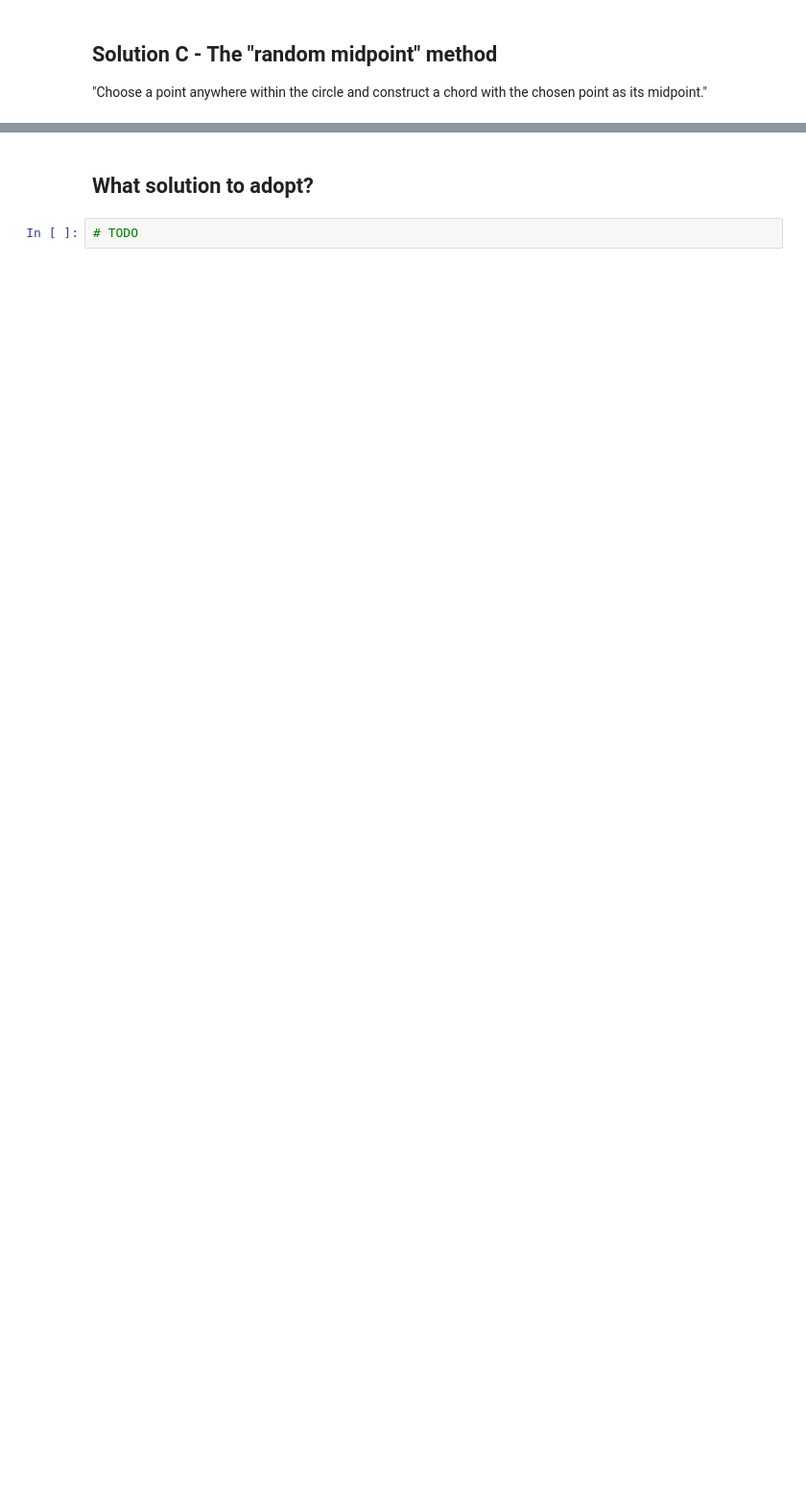
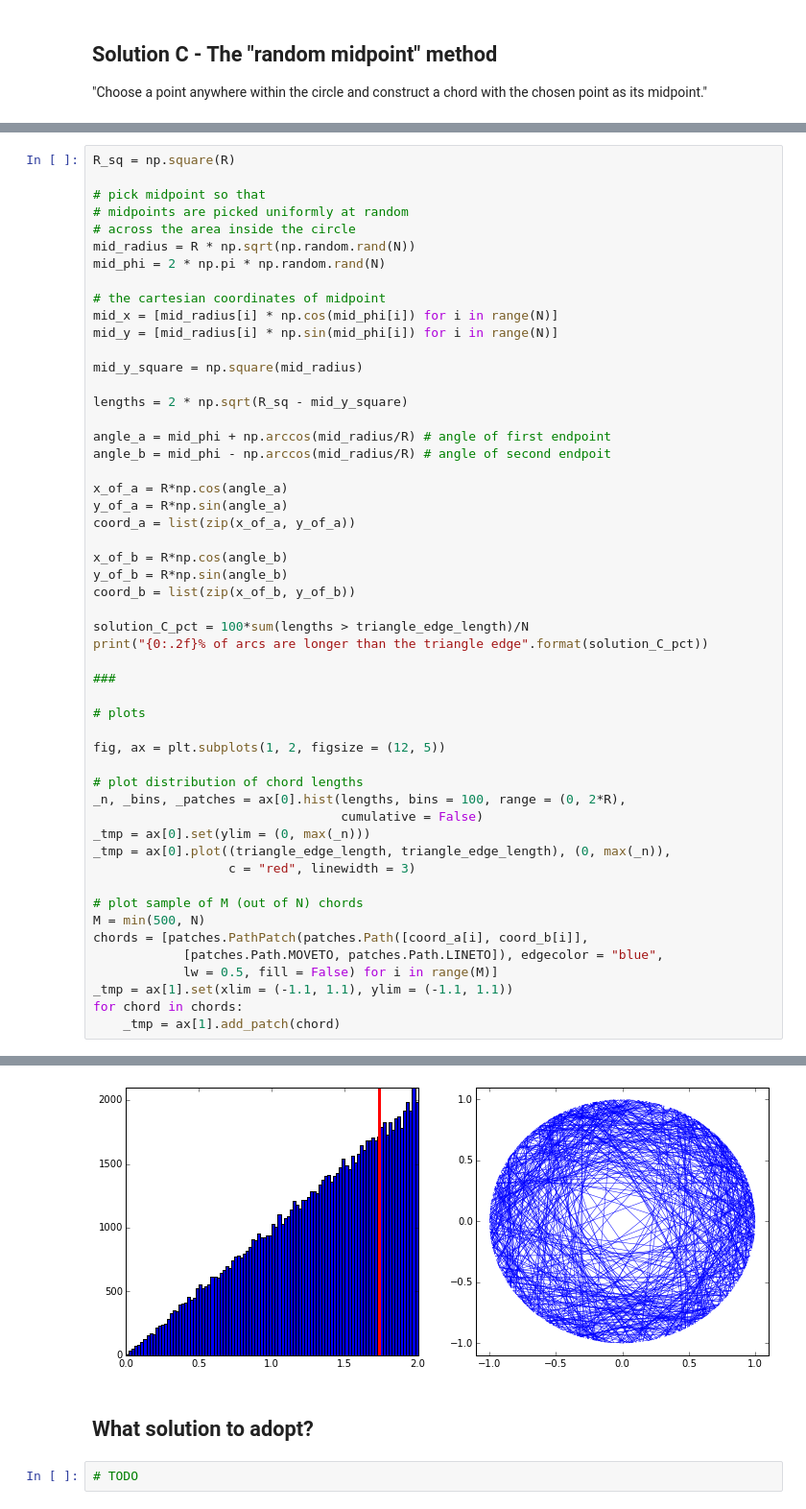
Before and after one commit to mmathioudakis/probability_playground, a Jupyter notebook: probability_playground.ipynb, the cells around one changed output, grey strips where cells are left out. Shown: that part at 96% size. Saved outputs shown, nothing was run; the diff lists cells and outputs as text; blank space fills up the shorter version.

```diff
--- a/probability_playground.ipynb
+++ b/probability_playground.ipynb
@@ -355,0 +338,53 @@ print("{0:.2f}% of arcs are longer than the triangle edge".format(solution_C_pct
+# %%
+R_sq = np.square(R)
+
+# pick midpoint so that
+# midpoints are picked uniformly at random
+# across the area inside the circle
+mid_radius = R * np.sqrt(np.random.rand(N))
+mid_phi = 2 * np.pi * np.random.rand(N)
+
+# the cartesian coordinates of midpoint
+mid_x = [mid_radius[i] * np.cos(mid_phi[i]) for i in range(N)]
+mid_y = [mid_radius[i] * np.sin(mid_phi[i]) for i in range(N)]
+
+mid_y_square = np.square(mid_radius)
+
+lengths = 2 * np.sqrt(R_sq - mid_y_square)
+
+angle_a = mid_phi + np.arccos(mid_radius/R) # angle of first endpoint
+angle_b = mid_phi - np.arccos(mid_radius/R) # angle of second endpoit
+
+x_of_a = R*np.cos(angle_a)
+y_of_a = R*np.sin(angle_a)
+coord_a = list(zip(x_of_a, y_of_a))
+
+x_of_b = R*np.cos(angle_b)
+y_of_b = R*np.sin(angle_b)
+coord_b = list(zip(x_of_b, y_of_b))
+
+solution_C_pct = 100*sum(lengths > triangle_edge_length)/N
+print("{0:.2f}% of arcs are longer than the triangle edge".format(solution_C_pct))
+
+###
+
+# plots
+
+fig, ax = plt.subplots(1, 2, figsize = (12, 5))
+
+# plot distribution of chord lengths
+_n, _bins, _patches = ax[0].hist(lengths, bins = 100, range = (0, 2*R),
+                                 cumulative = False)
+_tmp = ax[0].set(ylim = (0, max(_n)))
+_tmp = ax[0].plot((triangle_edge_length, triangle_edge_length), (0, max(_n)),
+                  c = "red", linewidth = 3)
+
+# plot sample of M (out of N) chords
+M = min(500, N)
+chords = [patches.PathPatch(patches.Path([coord_a[i], coord_b[i]],
+            [patches.Path.MOVETO, patches.Path.LINETO]), edgecolor = "blue",
+            lw = 0.5, fill = False) for i in range(M)]
+_tmp = ax[1].set(xlim = (-1.1, 1.1), ylim = (-1.1, 1.1))
+for chord in chords:
+    _tmp = ax[1].add_patch(chord)
+# %% [output]
@@ -356,3 +392,4 @@ print("{0:.2f}% of arcs are longer than the triangle edge".format(solution_C_pct
+[figure, added]
 # %% [markdown]
 ## What solution to adopt?
 # %%
```
Also changed, not shown: parts of 4 cells of this notebook.
